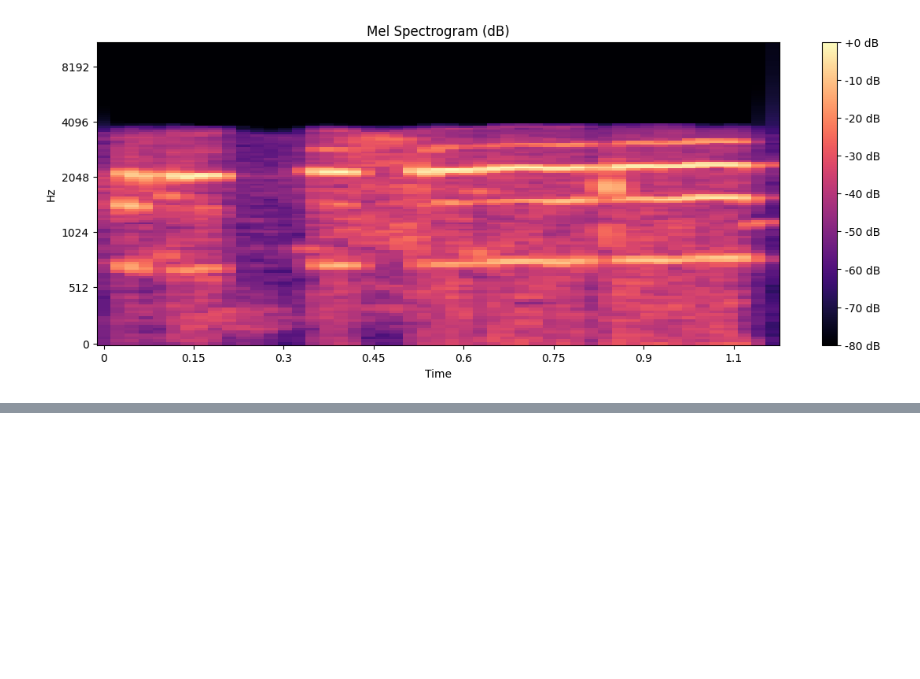
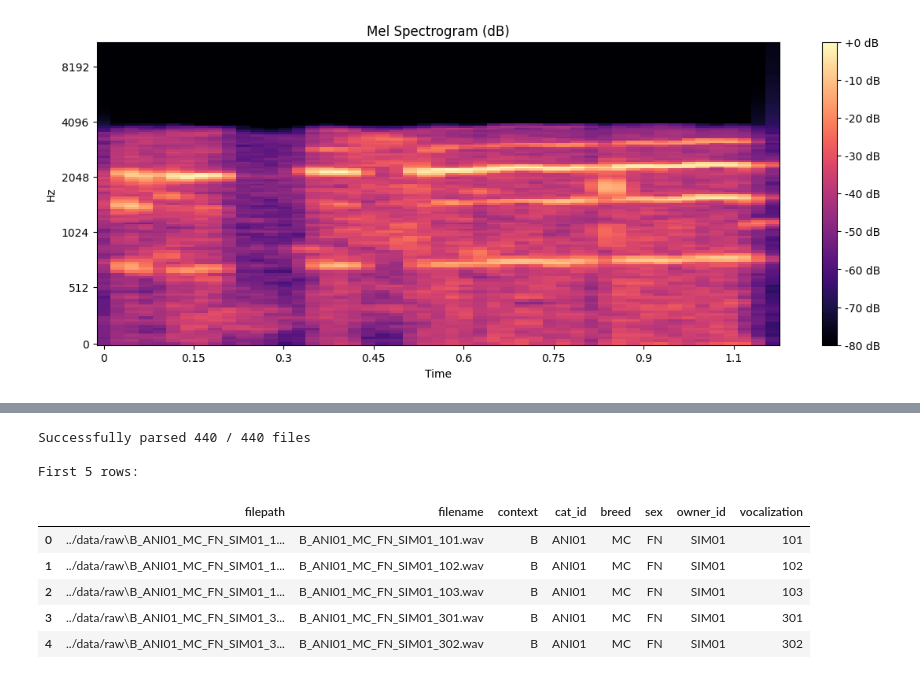
Before and after one commit to average-sushi-roll/cat-meow-classifier, a Jupyter notebook: notebooks/eda.ipynb, the cells around one changed output, grey strips where cells are left out. Drawn from its saved outputs; the diff is of its cells as text; code cells hidden in the pictures; blank space fills up the shorter version.

```diff
--- a/notebooks/eda.ipynb
+++ b/notebooks/eda.ipynb
@@ -161,0 +231,46 @@ The patterns on the spectrogram are much clearer now!
+# %%
+def parse_filename(filepath):
+    """Parse C_NNNNN_BB_SS_OOOOO_RXX.wav pattern"""
+    filename = Path(filepath).stem
+
+    # Flexible pattern: handles both _R01 and _01 formats
+    pattern = r"^([BFI])_(\w{5})_([A-Z]{2})_([A-Z]{2})_(\w{5})_(\d{1,3})$"
+    match = re.match(pattern, filename)
+
+    if not match:
+        print(f"Could not parse: {filename}")
+        return None
+
+    return {
+        "filepath": filepath,
+        "filename": filename + ".wav",
+        "context": match.group(1),    # B/F/I
+        "cat_id": match.group(2),     # 5-char ID
+        "breed": match.group(3),      # MC/EU
+        "sex": match.group(4),        # FI/FN/MI/MN
+        "owner_id": match.group(5),   # 5-char owner ID
+        "vocalization": int(match.group(6))  # 1-999
+    }
+# %%
+# Parse all files
+metadata = []
+for fp in audio_files:
+    parsed = parse_filename(fp)
+    if parsed:
+        metadata.append(parsed)
+
+# Create DataFrame
+df = pd.DataFrame(metadata)
+print(f"\nSuccessfully parsed {len(df)} / {len(audio_files)} files")
+print("\nFirst 5 rows:")
+df.head()
+# %% [output]
+Successfully parsed 440 / 440 files
+
+First 5 rows:
+|  | filepath | filename | context | cat_id | breed | sex | owner_id | vocalization |
+| 0 | ../data/raw\B_ANI01_MC_FN_SIM01_1... | B_ANI01_MC_FN_SIM01_101.wav | B | ANI01 | MC | FN | SIM01 | 101 |
+| 1 | ../data/raw\B_ANI01_MC_FN_SIM01_1... | B_ANI01_MC_FN_SIM01_102.wav | B | ANI01 | MC | FN | SIM01 | 102 |
+| 2 | ../data/raw\B_ANI01_MC_FN_SIM01_1... | B_ANI01_MC_FN_SIM01_103.wav | B | ANI01 | MC | FN | SIM01 | 103 |
+| 3 | ../data/raw\B_ANI01_MC_FN_SIM01_3... | B_ANI01_MC_FN_SIM01_301.wav | B | ANI01 | MC | FN | SIM01 | 301 |
+| 4 | ../data/raw\B_ANI01_MC_FN_SIM01_3... | B_ANI01_MC_FN_SIM01_302.wav | B | ANI01 | MC | FN | SIM01 | 302 |
```
Also changed, not shown: parts of 17 cells of this notebook, 1 other file.
